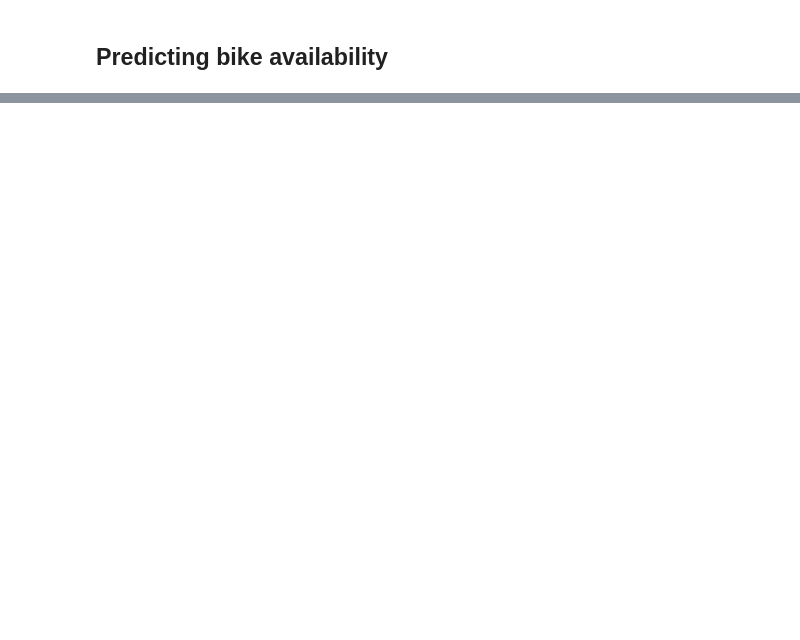
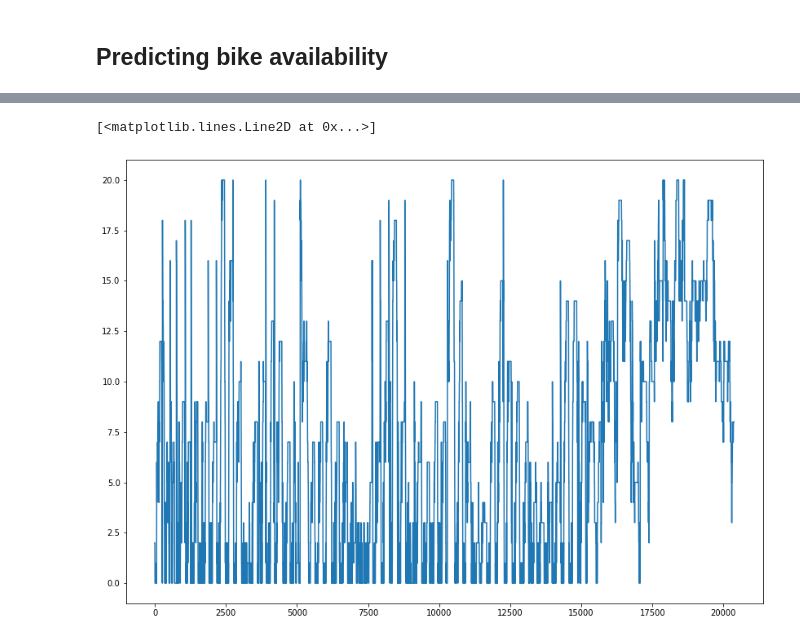
Before and after one commit to daltHub/Final-Assignment, a Jupyter notebook: bike_prediction.ipynb, the cells around one changed output, grey strips where cells are left out. Saved outputs shown, nothing was run; the diff lists cells and outputs as text; code cells hidden in the pictures; blank space fills up the shorter version.

```diff
--- a/bike_prediction.ipynb
+++ b/bike_prediction.ipynb
@@ -27,0 +33,8 @@ df1
+# %%
+# plot df1
+# time =  df1['TIME'].tolist()
+plt.figure(figsize=(14,10))
+plt.plot(time, bikes)
+# %% [output]
+[<matplotlib.lines.Line2D at 0x...>]
+[figure, added]
```
Also changed, not shown: parts of 3 cells of this notebook, 5 other files.
